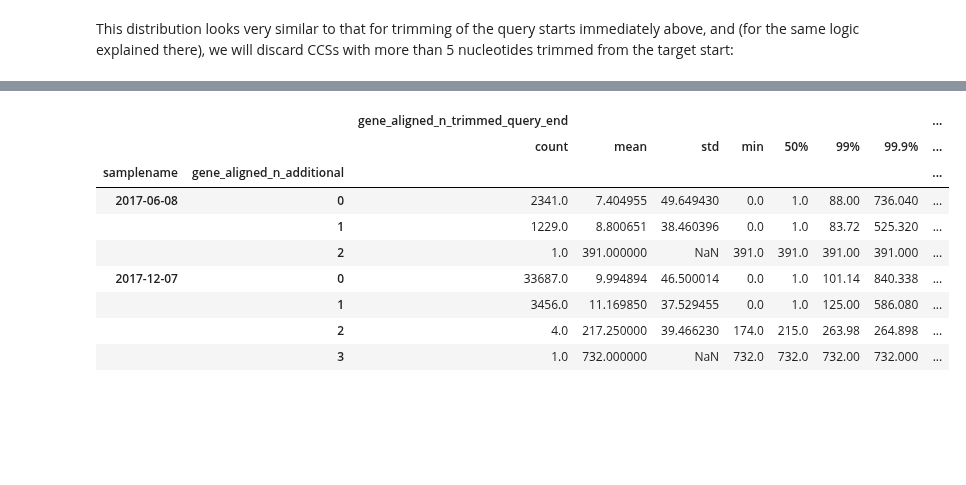
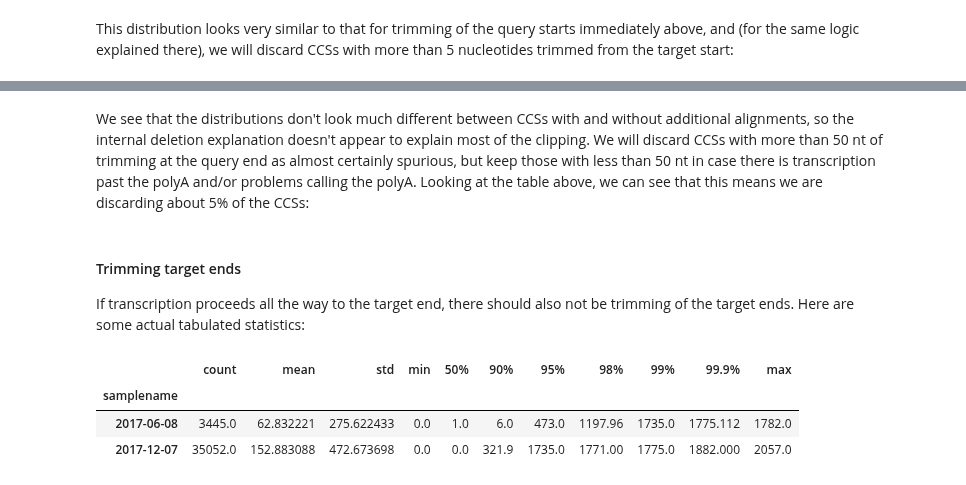
Before and after one commit to jbloomlab/IFNsorted_flu_single_cell, a Jupyter notebook: pacbio_analysis.ipynb, the cells around one changed output, grey strips where cells are left out. Saved outputs shown, nothing was run; the diff lists cells and outputs as text; code cells hidden in the pictures; blank space fills up the shorter version.

```diff
--- a/pacbio_analysis.ipynb
+++ b/pacbio_analysis.ipynb
@@ -398,7 +398,7 @@ As we go through each filter in order below, we add a string describing the filt
 Once a CCS fails one filter (in the order they are provided below), we don't continue checking it against the other filters.
 # %%
 df_aligned['pass_QC'] = True
-df_aligned['QC_fail_reason'] = 'passes'
+df_aligned['QC_fail_reason'] = 'passes_QC'
 # %% [markdown]
 ### Barcode accuracy
 We want the barcodes called in the CCSs to be high accuracy.
@@ -508,18 +530,24 @@ df_aligned.loc[fail_index, 'QC_fail_reason'] = 'excessive trimming of target sta
+# %% [markdown]
+We see that the distributions don't look much different between CCSs with and without additional alignments, so the internal deletion explanation doesn't appear to explain most of the clipping.
+We will discard CCSs with more than 50 nt of trimming at the query end as almost certainly spurious, but keep those with less than 50 nt in case there is transcription past the polyA and/or problems calling the polyA.
+Looking at the table above, we can see that this means we are discarding about 5% of the CCSs:
+# %%
+fail_index = df_aligned.query('pass_QC & (gene_aligned_n_trimmed_query_end > 50)').index
+df_aligned.loc[fail_index, 'pass_QC'] = False
+df_aligned.loc[fail_index, 'QC_fail_reason'] = 'excessive trimming of query end'
+# %% [markdown]
+#### Trimming target ends
+If transcription proceeds all the way to the target end, there should also not be trimming of the target ends.
+Here are some actual tabulated statistics:
 # %%
 (df_aligned
     .query('pass_QC')
-    .groupby(['samplename', 'gene_aligned_n_additional'])
-    [['gene_aligned_n_trimmed_query_end', 'gene_aligned_n_trimmed_target_end']]
-    .describe(percentiles=[0.99, 0.999])
+    .groupby('samplename')
+    .gene_aligned_n_trimmed_target_end
+    .describe(percentiles=[0.9, 0.95, 0.98, 0.99, 0.999])
     )
 # %% [output]
-|  |  | gene_aligned_n_trimmed_query_end |  |  |  |  |  |  | ... |
-|  |  | count | mean | std | min | 50% | 99% | 99.9% | ... |
-| samplename | gene_aligned_n_additional |  |  |  |  |  |  |  | ... |
-| 2017-06-08 | 0 | 2341.0 | 7.404955 | 49.649430 | 0.0 | 1.0 | 88.00 | 736.040 | ... |
-|  | 1 | 1229.0 | 8.800651 | 38.460396 | 0.0 | 1.0 | 83.72 | 525.320 | ... |
-|  | 2 | 1.0 | 391.000000 | NaN | 391.0 | 391.0 | 391.00 | 391.000 | ... |
-| 2017-12-07 | 0 | 33687.0 | 9.994894 | 46.500014 | 0.0 | 1.0 | 101.14 | 840.338 | ... |
-|  | 1 | 3456.0 | 11.169850 | 37.529455 | 0.0 | 1.0 | 125.00 | 586.080 | ... |
-|  | 2 | 4.0 | 217.250000 | 39.466230 | 174.0 | 215.0 | 263.98 | 264.898 | ... |
-|  | 3 | 1.0 | 732.000000 | NaN | 732.0 | 732.0 | 732.00 | 732.000 | ... |
+|  | count | mean | std | min | 50% | 90% | 95% | 98% | 99% | 99.9% | max |
+| samplename |  |  |  |  |  |  |  |  |  |  |  |
+| 2017-06-08 | 3445.0 | 62.832221 | 275.622433 | 0.0 | 1.0 | 6.0 | 473.0 | 1197.96 | 1735.0 | 1775.112 | 1782.0 |
+| 2017-12-07 | 35052.0 | 152.883088 | 472.673698 | 0.0 | 0.0 | 321.9 | 1735.0 | 1771.00 | 1775.0 | 1882.000 | 2057.0 |
```
Also changed, not shown: parts of 13 cells of this notebook.
